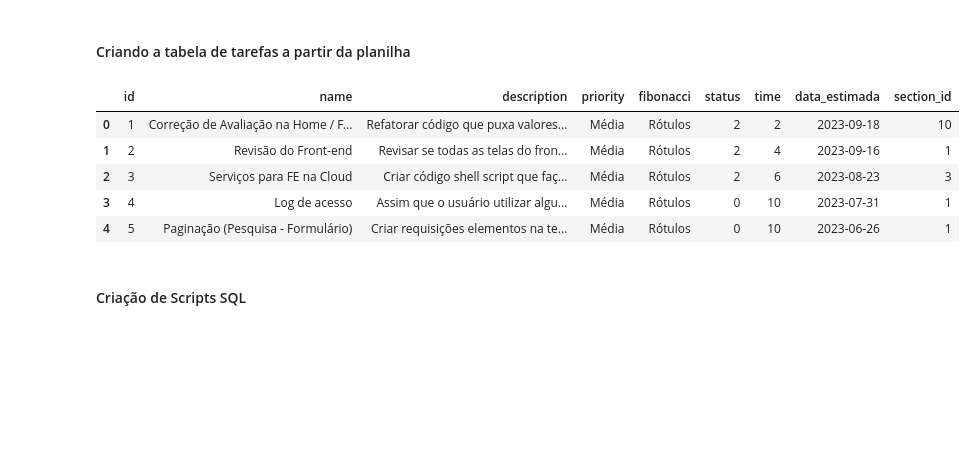
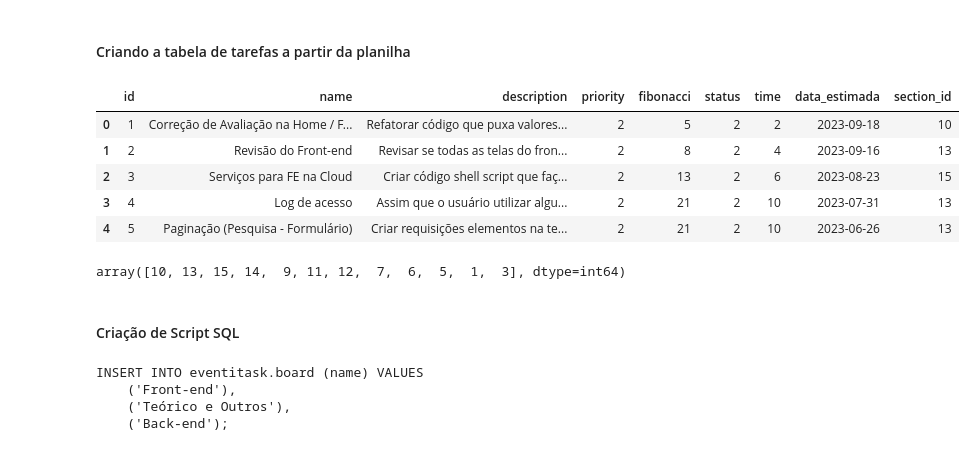
Before and after one commit to sptech-eventify/database-files, a Jupyter notebook: notebooks/migration.ipynb, the cells around one changed output. Cells and saved outputs as stored; diff of their text form; code cells hidden in the pictures; blank space fills up the shorter version.

Commit message:
Finalizado tarefa de migração de dados

```diff
--- a/notebooks/migration.ipynb
+++ b/notebooks/migration.ipynb
@@ -76,6 +100,9 @@ for index, row in df_planilha.iterrows():
     if "Back-End" in row["Nome do Bucket"]:
         df_planilha.at[index, "board"] = "Back-end"
 
+    if "Código" in row["Nome do Bucket"]:
+        df_planilha.at[index, "board"] = "Front-end"
+
     if "Front-end" in row["Nome do Bucket"]:
         df_planilha.at[index, "board"] = "Front-end"
 
@@ -91,19 +118,24 @@ for index, row in df_planilha.iterrows():
     if "Infra" in row["Nome do Bucket"]:
         df_planilha.at[index, "board"] = "Teórico e Outros"
 
+    if "Outros" in row["Nome do Bucket"]:
+        df_planilha.at[index, "board"] = "Teórico e Outros"
+
+    if "Checkout" in row["Nome do Bucket"]:
+        df_planilha.at[index, "board"] = "Teórico e Outros"
+
+    if "Documentação" in row["Nome do Bucket"]:
+        df_planilha.at[index, "board"] = "Teórico e Outros"
+
     if "SPRINT IV" in row["Nome do Bucket"]:
         df_planilha.at[index, "section"] = "SPRINT IV"
-
-    if "SPRINT III" in row["Nome do Bucket"]:
+    elif "SPRINT III" in row["Nome do Bucket"]:
         df_planilha.at[index, "section"] = "SPRINT III"
-
-    if "SPRINT II" in row["Nome do Bucket"]:
+    elif "SPRINT II" in row["Nome do Bucket"]:
         df_planilha.at[index, "section"] = "SPRINT II"
-
-    if "SPRINT I" in row["Nome do Bucket"]:
+    elif "SPRINT I" in row["Nome do Bucket"]:
         df_planilha.at[index, "section"] = "SPRINT I"
-
-    if "Refatoração" in row["Nome do Bucket"]:
+    elif "Refatoração" in row["Nome do Bucket"]:
         df_planilha.at[index, "section"] = "Refatoração"
 
 df_planilha.head()
@@ -130,9 +162,10 @@ df_planilha.head()
 # %% [markdown]
 #### Criando a coluna time a partir de "Rótulos"
 # %%
-df_planilha["time"] = df_planilha["Rótulos"].apply(lambda x: int(x) if pd.notnull(x) else 0)
-df_planilha["time"] = df_planilha["time"].apply(lambda x: x/2)
-df_planilha["time"] = df_planilha["time"].apply(lambda x: int(x) if pd.notnull(x) else 0)
+df_planilha["time"] = pd.to_numeric(df_planilha["Rótulos"], errors='coerce').fillna(0)
+df_planilha["time"] = df_planilha["time"] / 2
+df_planilha["time"] = df_planilha["time"].astype(int)
+
 df_planilha.head()
 # %% [output]
 |  | Identificação da tarefa | Nome da tarefa | Nome do Bucket | Progresso | Prioridade | Atribuído a | Criado por | ... |
@@ -144,0 +180,10 @@ df_planilha.head()
+# %%
+# Se Rótulos for menor igual a 3, prioridade 0
+# Se Rótulos for maior que 3 e menor que 13, prioridade 1
+# Se Rótulos for maior igual que 13, prioridade 2
+# Se Rótulos for vazio, prioridade 0
+
+df_planilha["prioridade"] = pd.to_numeric(df_planilha["Rótulos"], errors='coerce').fillna(0)
+df_planilha["prioridade"] = df_planilha["prioridade"].apply(lambda x: 0 if x <= 3 else 1 if x < 13 else 2)
+
+df_planilha.head()
@@ -334,17 +387,36 @@ df_planilha.head()
 # %%
 df_tarefas = pd.DataFrame(columns=['id', 'name', 'description', 'priority', 'fibonacci', 'status', 'time', 'data_estimada', 'section_id'])
 
-# Insira os dados de df_planilha dentro de df_tarefas
 for index, row in df_planilha.iterrows():
-    df_tarefas = pd.concat([df_tarefas, pd.DataFrame({"id": row["id"], "name": row["Nome da tarefa"], "description": row["Descrição"], "priority": row["Prioridade"], "fibonacci": "Rótulos", "status": row["status"], "time": row["time"], "data_estimada": row["data_estimada"], "section_id": row["section_id"]}, index=[0])], ignore_index=True)
+    df_tarefas = pd.concat([df_tarefas, pd.DataFrame({"id": row["id"], "name": row["Nome da tarefa"], "description": row["Descrição"], "priority": row["status"], "fibonacci": row["Rótulos"], "status": row["status"], "time": row["time"], "data_estimada": row["data_estimada"], "section_id": row["section_id"]}, index=[0])], ignore_index=True)
 
 df_tarefas.head()
 # %% [output]
 |  | id | name | description | priority | fibonacci | status | time | data_estimada | section_id |
-| 0 | 1 | Correção de Avaliação na Home / F... | Refatorar código que puxa valores... | Média | Rótulos | 2 | 2 | 2023-09-18 | 10 |
-| 1 | 2 | Revisão do Front-end | Revisar se todas as telas do fron... | Média | Rótulos | 2 | 4 | 2023-09-16 | 1 |
-| 2 | 3 | Serviços para FE na Cloud | Criar código shell script que faç... | Média | Rótulos | 2 | 6 | 2023-08-23 | 3 |
-| 3 | 4 | Log de acesso | Assim que o usuário utilizar algu... | Média | Rótulos | 0 | 10 | 2023-07-31 | 1 |
-| 4 | 5 | Paginação (Pesquisa - Formulário) | Criar requisições elementos na te... | Média | Rótulos | 0 | 10 | 2023-06-26 | 1 |
+| 0 | 1 | Correção de Avaliação na Home / F... | Refatorar código que puxa valores... | 2 | 5 | 2 | 2 | 2023-09-18 | 10 |
+| 1 | 2 | Revisão do Front-end | Revisar se todas as telas do fron... | 2 | 8 | 2 | 4 | 2023-09-16 | 13 |
+| 2 | 3 | Serviços para FE na Cloud | Criar código shell script que faç... | 2 | 13 | 2 | 6 | 2023-08-23 | 15 |
+| 3 | 4 | Log de acesso | Assim que o usuário utilizar algu... | 2 | 21 | 2 | 10 | 2023-07-31 | 13 |
+| 4 | 5 | Paginação (Pesquisa - Formulário) | Criar requisições elementos na te... | 2 | 21 | 2 | 10 | 2023-06-26 | 13 |
+# %%
+df_planilha.section_id.unique()
+# %% [output]
+array([10, 13, 15, 14,  9, 11, 12,  7,  6,  5,  1,  3], dtype=int64)
 # %% [markdown]
-#### Criação de Scripts SQL
+#### Criação de Script SQL
+# %%
+txt = "INSERT INTO eventitask.board (name) VALUES "
+
+for index, row in df_boards.iterrows():
+    txt += f"\n    ('{row['name']}'),"
+
+txt = txt[:-1] + ";"
+print(txt)
+
+with open(caminho_arquivo_escrita, "a", encoding='utf-8') as arquivo:
+    arquivo.write(txt)
+# %% [output]
+INSERT INTO eventitask.board (name) VALUES
+    ('Front-end'),
+    ('Teórico e Outros'),
+    ('Back-end');
```
Also changed, not shown: parts of 12 cells of this notebook, 4 other files.
